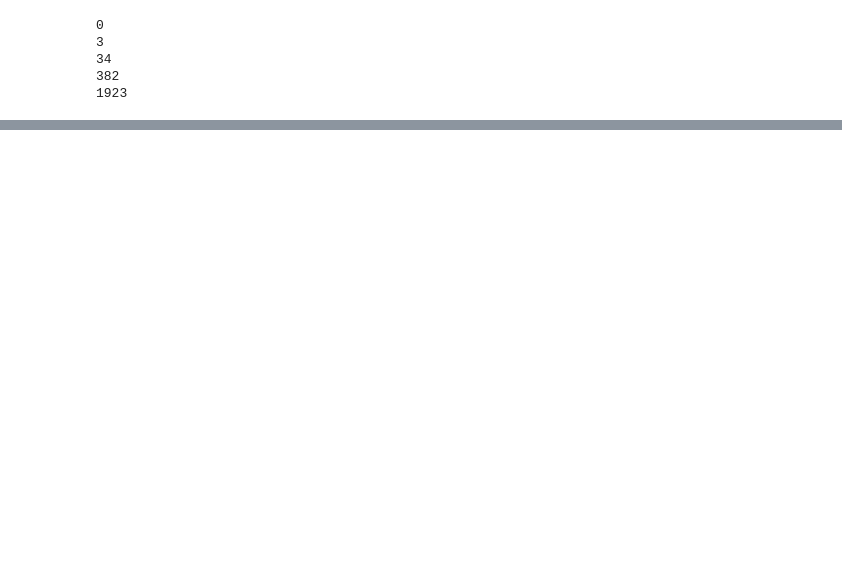
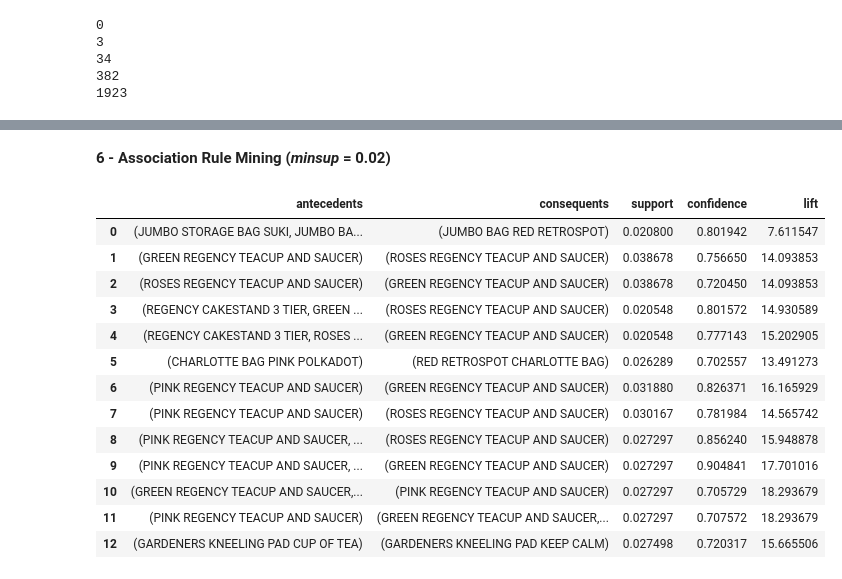
Before and after one commit to JacopoLungo/DataScienceLab, a Jupyter notebook: Labs/Lab3/Lab3.ipynb, the cells around one changed output, grey strips where cells are left out. Saved outputs shown, nothing was run; the diff lists cells and outputs as text; code cells hidden in the pictures; blank space fills up the shorter version.

```diff
--- a/Labs/Lab3/Lab3.ipynb
+++ b/Labs/Lab3/Lab3.ipynb
@@ -210,0 +207,24 @@ print(invoices[683])
+# %% [markdown]
+**6 - Association Rule Mining (*minsup* = 0.02)**
+# %%
+from mlxtend.frequent_patterns import association_rules
+res = association_rules(fi, metric = "confidence", min_threshold=0.7)
+res1 = res[["antecedents", "consequents", "support", "confidence", "lift"]]
+res1
+#if you want to filter on the confidence
+#res2 = res1[res1["confidence"]>=0.7]
+# %% [output]
+|  | antecedents | consequents | support | confidence | lift |
+| 0 | (JUMBO STORAGE BAG SUKI, JUMBO BA... | (JUMBO BAG RED RETROSPOT) | 0.020800 | 0.801942 | 7.611547 |
+| 1 | (GREEN REGENCY TEACUP AND SAUCER) | (ROSES REGENCY TEACUP AND SAUCER) | 0.038678 | 0.756650 | 14.093853 |
+| 2 | (ROSES REGENCY TEACUP AND SAUCER) | (GREEN REGENCY TEACUP AND SAUCER) | 0.038678 | 0.720450 | 14.093853 |
+| 3 | (REGENCY CAKESTAND 3 TIER, GREEN ... | (ROSES REGENCY TEACUP AND SAUCER) | 0.020548 | 0.801572 | 14.930589 |
+| 4 | (REGENCY CAKESTAND 3 TIER, ROSES ... | (GREEN REGENCY TEACUP AND SAUCER) | 0.020548 | 0.777143 | 15.202905 |
+| 5 | (CHARLOTTE BAG PINK POLKADOT) | (RED RETROSPOT CHARLOTTE BAG) | 0.026289 | 0.702557 | 13.491273 |
+| 6 | (PINK REGENCY TEACUP AND SAUCER) | (GREEN REGENCY TEACUP AND SAUCER) | 0.031880 | 0.826371 | 16.165929 |
+| 7 | (PINK REGENCY TEACUP AND SAUCER) | (ROSES REGENCY TEACUP AND SAUCER) | 0.030167 | 0.781984 | 14.565742 |
+| 8 | (PINK REGENCY TEACUP AND SAUCER, ... | (ROSES REGENCY TEACUP AND SAUCER) | 0.027297 | 0.856240 | 15.948878 |
+| 9 | (PINK REGENCY TEACUP AND SAUCER, ... | (GREEN REGENCY TEACUP AND SAUCER) | 0.027297 | 0.904841 | 17.701016 |
+| 10 | (GREEN REGENCY TEACUP AND SAUCER,... | (PINK REGENCY TEACUP AND SAUCER) | 0.027297 | 0.705729 | 18.293679 |
+| 11 | (PINK REGENCY TEACUP AND SAUCER) | (GREEN REGENCY TEACUP AND SAUCER,... | 0.027297 | 0.707572 | 18.293679 |
+| 12 | (GARDENERS KNEELING PAD CUP OF TEA) | (GARDENERS KNEELING PAD KEEP CALM) | 0.027498 | 0.720317 | 15.665506 |
```
Also changed, not shown: parts of 28 cells of this notebook, 2 other files.
